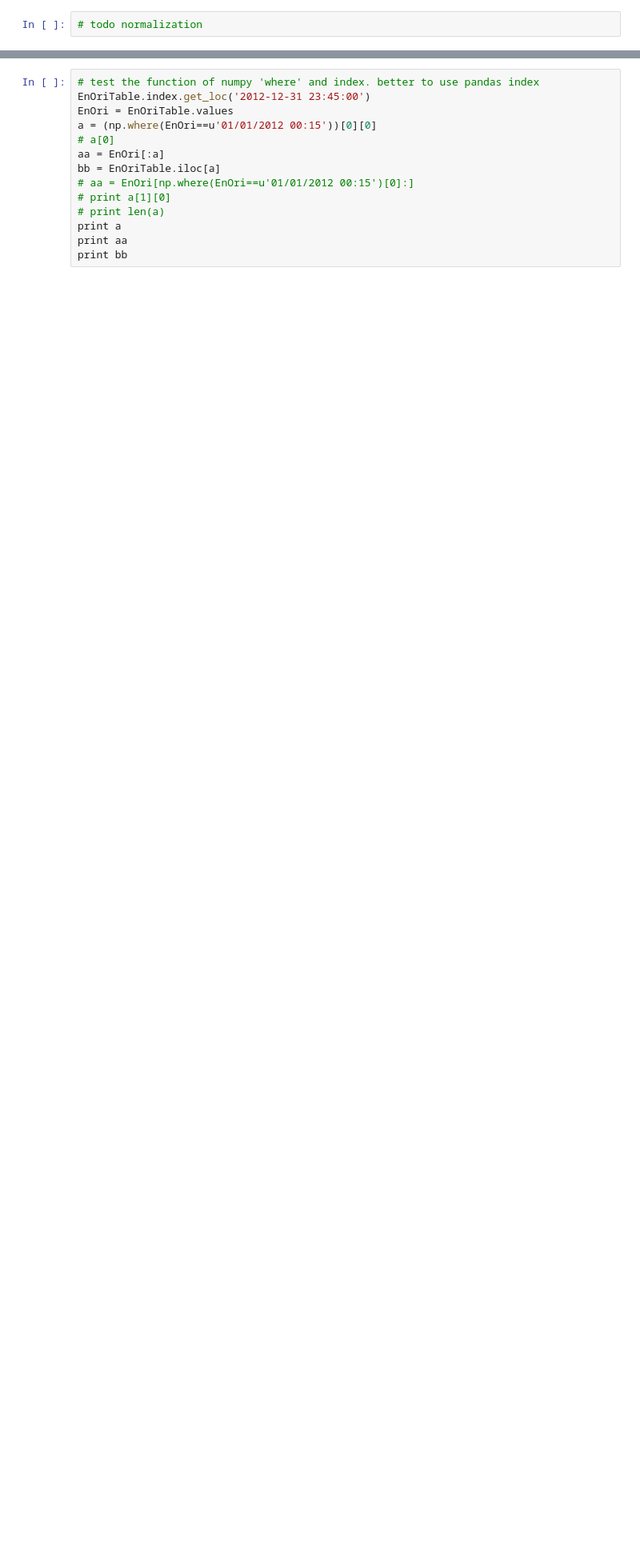
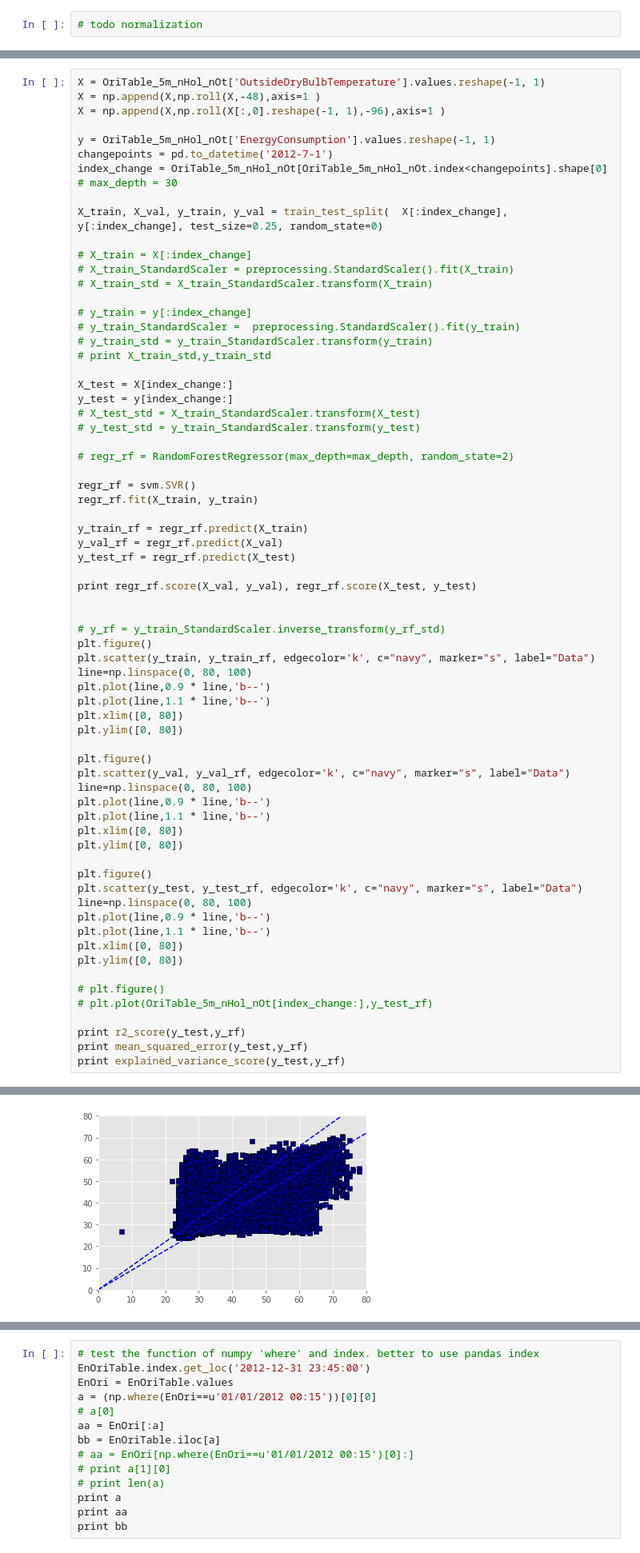
Before and after one commit to YPHu-IBDB/JupyterWorks, a Jupyter notebook: forResample.ipynb, the cells around one changed output, grey strips where cells are left out. Shown at 80% size. Cells and saved outputs as stored; diff of their text form; blank space fills up the shorter version.

```diff
--- a/forResample.ipynb
+++ b/forResample.ipynb
@@ -2,0 +55,70 @@
+# %%
+X = OriTable_5m_nHol_nOt['OutsideDryBulbTemperature'].values.reshape(-1, 1)
+X = np.append(X,np.roll(X,-48),axis=1 )
+X = np.append(X,np.roll(X[:,0].reshape(-1, 1),-96),axis=1 )
+
+y = OriTable_5m_nHol_nOt['EnergyConsumption'].values.reshape(-1, 1)
+changepoints = pd.to_datetime('2012-7-1')
+index_change = OriTable_5m_nHol_nOt[OriTable_5m_nHol_nOt.index<changepoints].shape[0]
+# max_depth = 30
+
+X_train, X_val, y_train, y_val = train_test_split(  X[:index_change], y[:index_change], test_size=0.25, random_state=0)
+
+# X_train = X[:index_change]
+# X_train_StandardScaler = preprocessing.StandardScaler().fit(X_train)
+# X_train_std = X_train_StandardScaler.transform(X_train)
+
+# y_train = y[:index_change]
+# y_train_StandardScaler =  preprocessing.StandardScaler().fit(y_train)
+# y_train_std = y_train_StandardScaler.transform(y_train)
+# print X_train_std,y_train_std
+
+X_test = X[index_change:]
+y_test = y[index_change:]
+# X_test_std = X_train_StandardScaler.transform(X_test)
+# y_test_std = y_train_StandardScaler.transform(y_test)
+
+# regr_rf = RandomForestRegressor(max_depth=max_depth, random_state=2)
+
+regr_rf = svm.SVR()
+regr_rf.fit(X_train, y_train)
+
+y_train_rf = regr_rf.predict(X_train)
+y_val_rf = regr_rf.predict(X_val)
+y_test_rf = regr_rf.predict(X_test)
+
+print regr_rf.score(X_val, y_val), regr_rf.score(X_test, y_test)
+
+
+# y_rf = y_train_StandardScaler.inverse_transform(y_rf_std)
+plt.figure()
+plt.scatter(y_train, y_train_rf, edgecolor='k', c="navy", marker="s", label="Data")
+line=np.linspace(0, 80, 100)
+plt.plot(line,0.9 * line,'b--')
+plt.plot(line,1.1 * line,'b--')
+plt.xlim([0, 80])
+plt.ylim([0, 80])
+
+plt.figure()
+plt.scatter(y_val, y_val_rf, edgecolor='k', c="navy", marker="s", label="Data")
+line=np.linspace(0, 80, 100)
+plt.plot(line,0.9 * line,'b--')
+plt.plot(line,1.1 * line,'b--')
+plt.xlim([0, 80])
+plt.ylim([0, 80])
+
+plt.figure()
+plt.scatter(y_test, y_test_rf, edgecolor='k', c="navy", marker="s", label="Data")
+line=np.linspace(0, 80, 100)
+plt.plot(line,0.9 * line,'b--')
+plt.plot(line,1.1 * line,'b--')
+plt.xlim([0, 80])
+plt.ylim([0, 80])
+
+# plt.figure()
+# plt.plot(OriTable_5m_nHol_nOt[index_change:],y_test_rf)
+
+print r2_score(y_test,y_rf)
+print mean_squared_error(y_test,y_rf)
+print explained_variance_score(y_test,y_rf)
+# %% [output]
@@ -2,0 +127 @@
+[figure, added]
```
Also changed, not shown: parts of 9 cells of this notebook.
